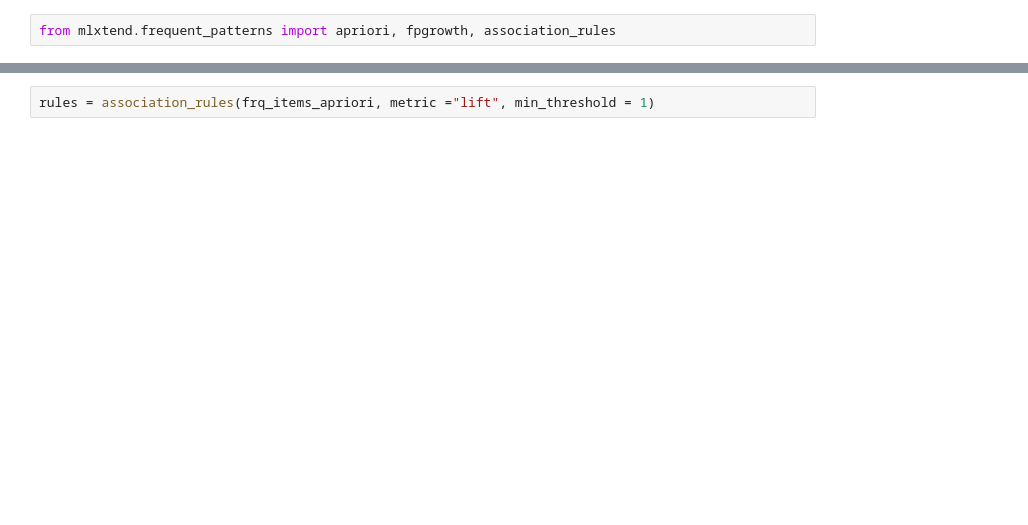
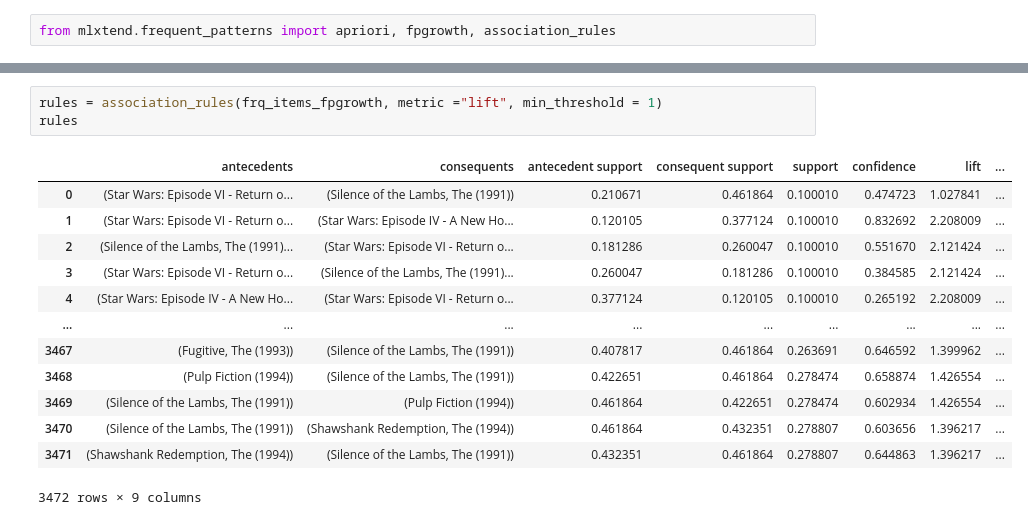
Before and after one commit to mheidari98/Movie-Recommender-Systems, a Jupyter notebook: Association_Rules.ipynb, the cells around one changed output, grey strips where cells are left out. Saved outputs shown, nothing was run; the diff lists cells and outputs as text; blank space fills up the shorter version.

Commit message:
use fpgrowth for Association Rules

```diff
--- a/Association_Rules.ipynb
+++ b/Association_Rules.ipynb
@@ -250,2 +269,17 @@ frq_items_fpgrowth
 # %%
-rules = association_rules(frq_items_apriori, metric ="lift", min_threshold = 1)
+rules = association_rules(frq_items_fpgrowth, metric ="lift", min_threshold = 1)
+rules
+# %% [output]
+|  | antecedents | consequents | antecedent support | consequent support | support | confidence | lift | ... |
+| 0 | (Star Wars: Episode VI - Return o... | (Silence of the Lambs, The (1991)) | 0.210671 | 0.461864 | 0.100010 | 0.474723 | 1.027841 | ... |
+| 1 | (Star Wars: Episode VI - Return o... | (Star Wars: Episode IV - A New Ho... | 0.120105 | 0.377124 | 0.100010 | 0.832692 | 2.208009 | ... |
+| 2 | (Silence of the Lambs, The (1991)... | (Star Wars: Episode VI - Return o... | 0.181286 | 0.260047 | 0.100010 | 0.551670 | 2.121424 | ... |
+| 3 | (Star Wars: Episode VI - Return o... | (Silence of the Lambs, The (1991)... | 0.260047 | 0.181286 | 0.100010 | 0.384585 | 2.121424 | ... |
+| 4 | (Star Wars: Episode IV - A New Ho... | (Star Wars: Episode VI - Return o... | 0.377124 | 0.120105 | 0.100010 | 0.265192 | 2.208009 | ... |
+| ... | ... | ... | ... | ... | ... | ... | ... | ... |
+| 3467 | (Fugitive, The (1993)) | (Silence of the Lambs, The (1991)) | 0.407817 | 0.461864 | 0.263691 | 0.646592 | 1.399962 | ... |
+| 3468 | (Pulp Fiction (1994)) | (Silence of the Lambs, The (1991)) | 0.422651 | 0.461864 | 0.278474 | 0.658874 | 1.426554 | ... |
+| 3469 | (Silence of the Lambs, The (1991)) | (Pulp Fiction (1994)) | 0.461864 | 0.422651 | 0.278474 | 0.602934 | 1.426554 | ... |
+| 3470 | (Silence of the Lambs, The (1991)) | (Shawshank Redemption, The (1994)) | 0.461864 | 0.432351 | 0.278807 | 0.603656 | 1.396217 | ... |
+| 3471 | (Shawshank Redemption, The (1994)) | (Silence of the Lambs, The (1991)) | 0.432351 | 0.461864 | 0.278807 | 0.644863 | 1.396217 | ... |
+3472 rows × 9 columns
```
Also changed, not shown: parts of 8 cells of this notebook.
